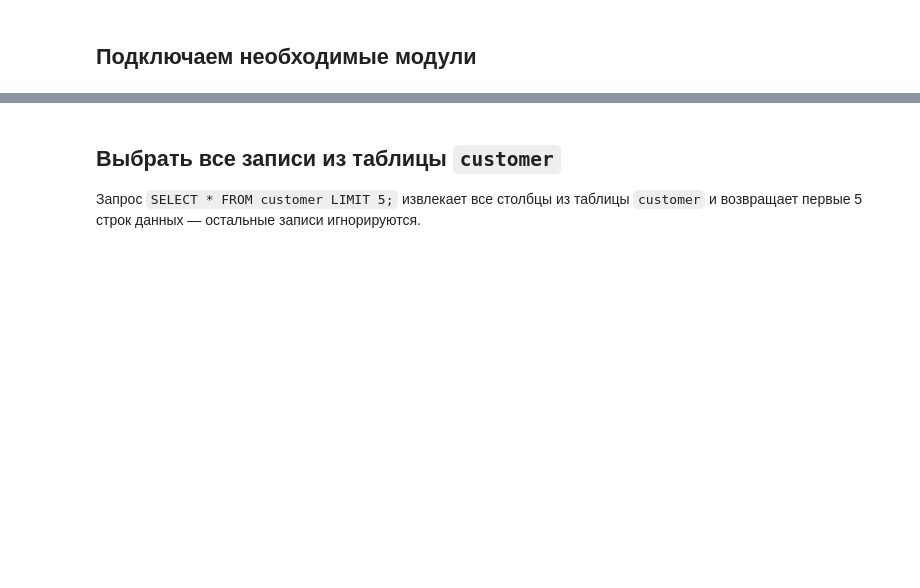
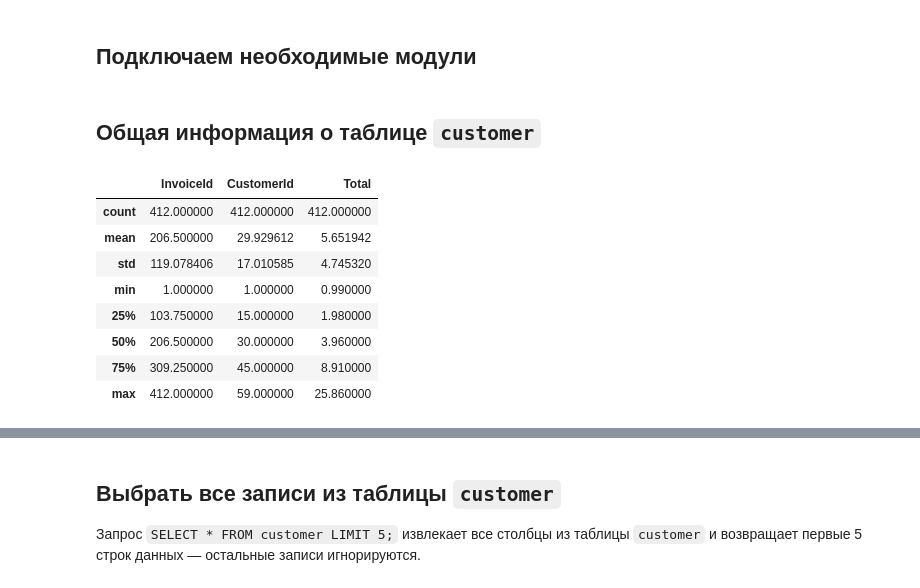
Before and after one commit to barmaley350/analytics, a Jupyter notebook: services/jupyter/notebooks/examples.ipynb, the cells around one changed output, grey strips where cells are left out. Cells and saved outputs as stored; diff of their text form; code cells hidden in the pictures; blank space fills up the shorter version.

```diff
--- a/services/jupyter/notebooks/examples.ipynb
+++ b/services/jupyter/notebooks/examples.ipynb
@@ -25,3 +25,19 @@ def display_data(data: pd.DataFrame, head: bool | int = False, index: bool = Fal
         display(Markdown(data.head(head).to_markdown(index=index)))
     else:
         display(Markdown(data.to_markdown(index=index)))
+# %% [markdown]
+## Общая информация о таблице `customer`
+# %%
+sql = "SELECT * FROM invoice;"
+df = get_data(sql)
+df.describe()
+# %% [output]
+|  | InvoiceId | CustomerId | Total |
+| count | 412.000000 | 412.000000 | 412.000000 |
+| mean | 206.500000 | 29.929612 | 5.651942 |
+| std | 119.078406 | 17.010585 | 4.745320 |
+| min | 1.000000 | 1.000000 | 0.990000 |
+| 25% | 103.750000 | 15.000000 | 1.980000 |
+| 50% | 206.500000 | 30.000000 | 3.960000 |
+| 75% | 309.250000 | 45.000000 | 8.910000 |
+| max | 412.000000 | 59.000000 | 25.860000 |
```
Also changed, not shown: parts of 2 cells of this notebook, 17 other files.
